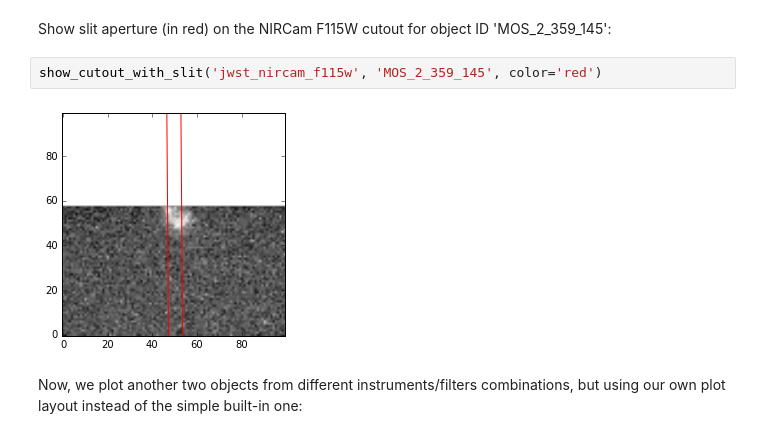
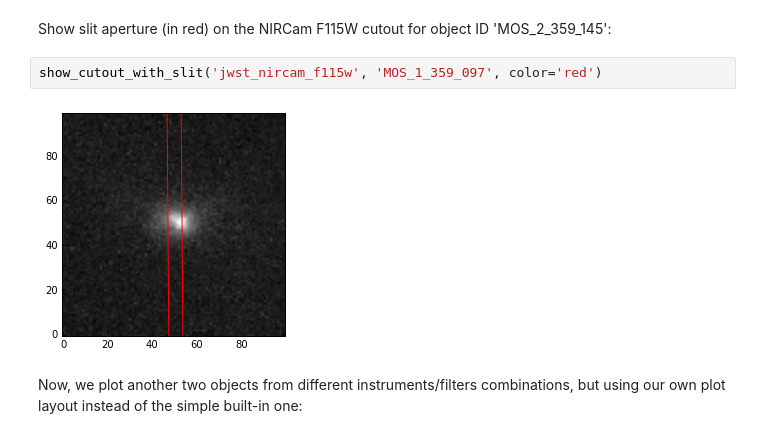
Before and after one commit to spacetelescope/mosviz, a Jupyter notebook: docs/mosviz/notebooks/make_cutouts.ipynb, the cells around one changed output. Saved outputs shown, nothing was run; the diff lists cells and outputs as text.

```diff
--- a/docs/mosviz/notebooks/make_cutouts.ipynb
+++ b/docs/mosviz/notebooks/make_cutouts.ipynb
@@ -34,9 +38,9 @@ from mosviz.utils.cutout_tools import show_cutout_with_slit
 # %% [markdown]
 Show slit aperture (in red) on the NIRCam F115W cutout for object ID 'MOS_2_359_145':
 # %%
-show_cutout_with_slit('jwst_nircam_f115w', 'MOS_2_359_145', color='red')
+show_cutout_with_slit('jwst_nircam_f115w', 'MOS_1_359_097', color='red')
 # %% [output]
-[figure, old version]
+[figure, new version]
 # %% [markdown]
 Now, we plot another two objects from different instruments/filters combinations, but using our own plot layout instead of the simple built-in one:
 # %%
```
Also changed, not shown: parts of 5 cells of this notebook, 2 other files.
